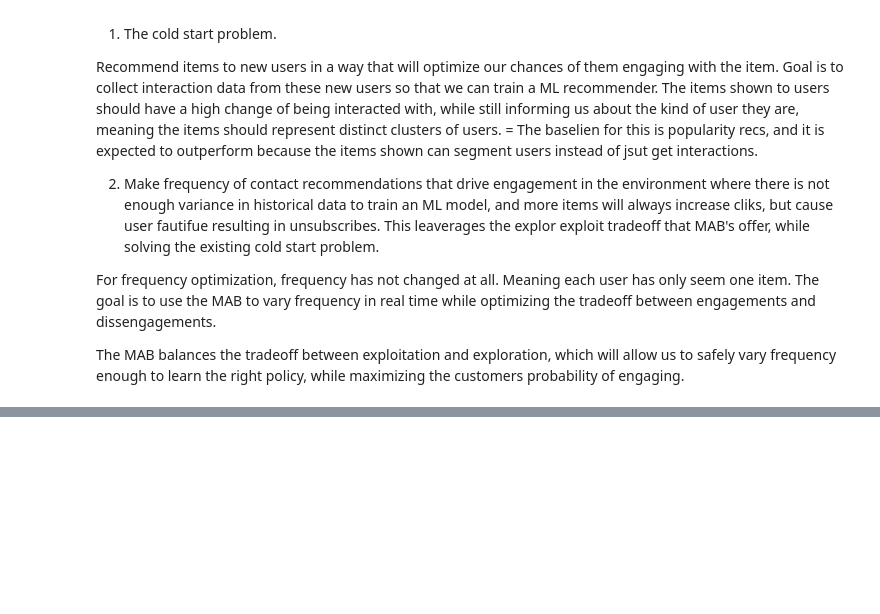
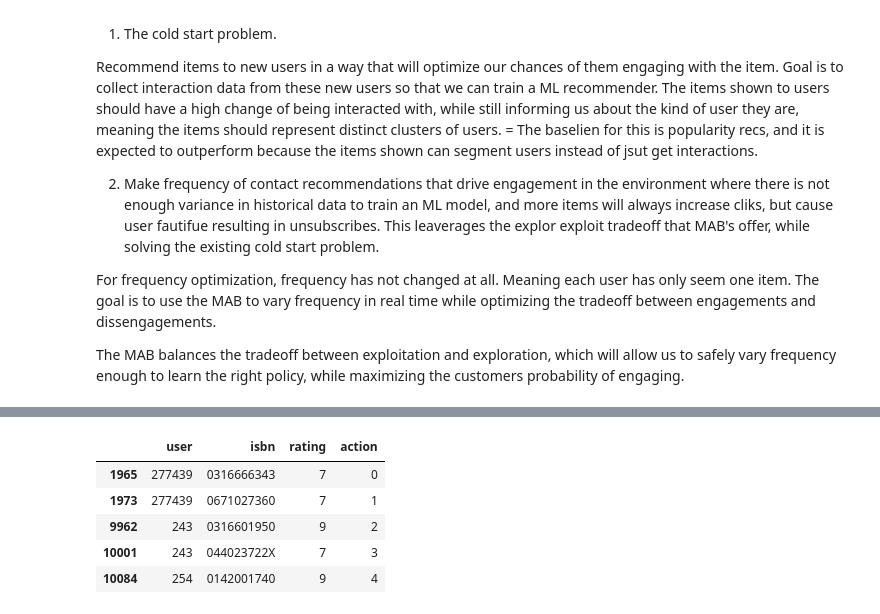
Before and after one commit to statisticianinstilettos/recommender_engines, a Jupyter notebook: MultiArmedBandit.ipynb, the cells around one changed output, grey strips where cells are left out. Saved outputs shown, nothing was run; the diff lists cells and outputs as text; code cells hidden in the pictures; blank space fills up the shorter version.

```diff
--- a/MultiArmedBandit.ipynb
+++ b/MultiArmedBandit.ipynb
@@ -92,0 +137,15 @@ books.head()
+# %%
+#make action columns
+books["action"] = books["isbn"]
+book_action_mapping = dict(zip(books.action.unique(), range(15)))
+action_book_mapping = dict(zip(range(15), books.action.unique()))
+feature_names = list(book_action_mapping.keys())
+books = books.replace({"action": book_action_mapping})
+books.head()
+# %% [output]
+|  | user | isbn | rating | action |
+| 1965 | 277439 | 0316666343 | 7 | 0 |
+| 1973 | 277439 | 0671027360 | 7 | 1 |
+| 9962 | 243 | 0316601950 | 9 | 2 |
+| 10001 | 243 | 044023722X | 7 | 3 |
+| 10084 | 254 | 0142001740 | 9 | 4 |
```
Also changed, not shown: parts of 21 cells of this notebook, 1 other file.
